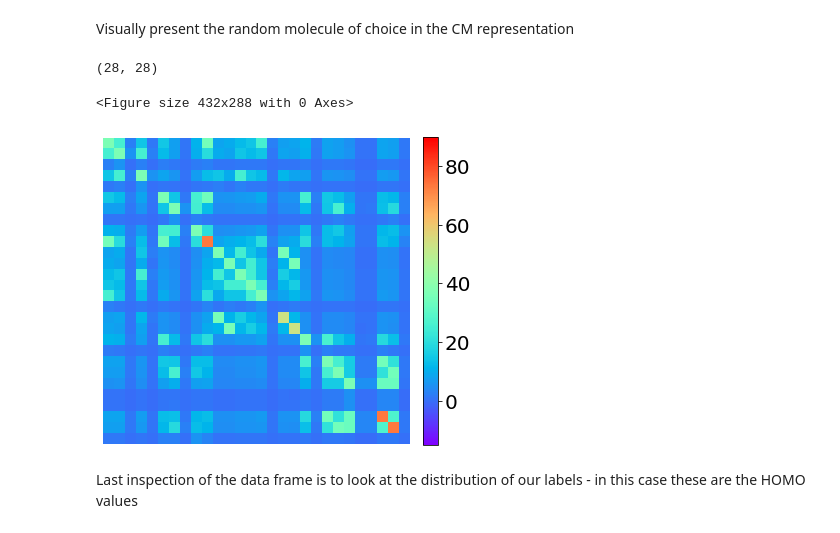
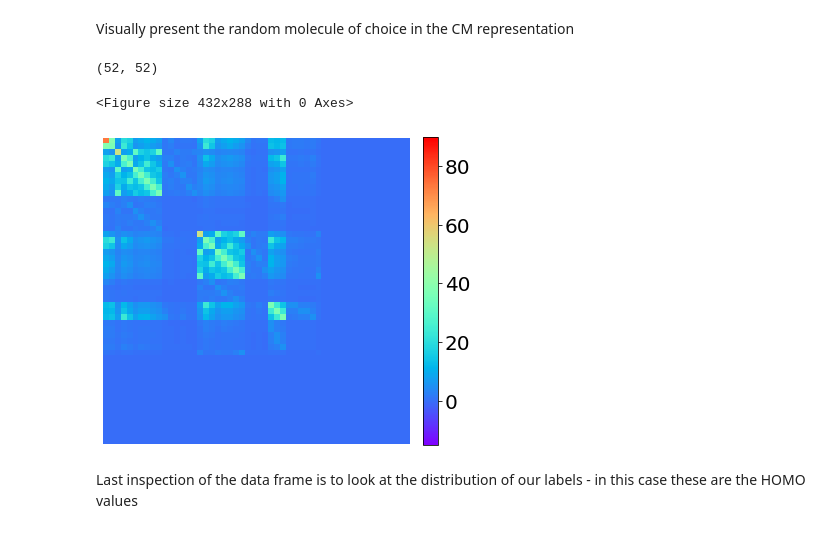
Before and after one commit to billalsohail/ML4MC, a Jupyter notebook: Coulomb_matrix_representation.ipynb, the cells around one changed output. Cells and saved outputs as stored; diff of their text form; code cells hidden in the pictures.

```diff
--- a/Coulomb_matrix_representation.ipynb
+++ b/Coulomb_matrix_representation.ipynb
@@ -137,23 +137,23 @@ H      47.95653875      45.29382742      47.99258913
 # %% [markdown]
 Visually present the random molecule of choice in the CM representation
 # %%
-cm_desc = CoulombMatrix(n_atoms_max=28, permutation='none', flatten=False)
+cm_desc = CoulombMatrix(n_atoms_max=52, permutation='none', flatten=False)
 mol = df['atoms'].iloc[rand_mol]
 
 matrix = cm_desc.create(mol)
 print(matrix.shape)
 
 #Lets have a look at our random molecule and visualise the CM
 plt.figure()
 plt.figure(figsize = (6,6))
 plt.imshow(matrix, origin="upper", cmap='rainbow', vmin=-15, vmax=90, interpolation='nearest')
 plt.colorbar(fraction=0.046, pad=0.04).ax.tick_params(labelsize=20)
 plt.axis('off')
 plt.show()
 # %% [output]
-(28, 28)
+(52, 52)
 <Figure size 432x288 with 0 Axes>
-[figure, old version]
+[figure, new version]
 # %% [markdown]
 Last inspection of the data frame is to look at the distribution of our labels - in this case these are the HOMO values
 # %%
```
Also changed, not shown: parts of 7 cells of this notebook.
